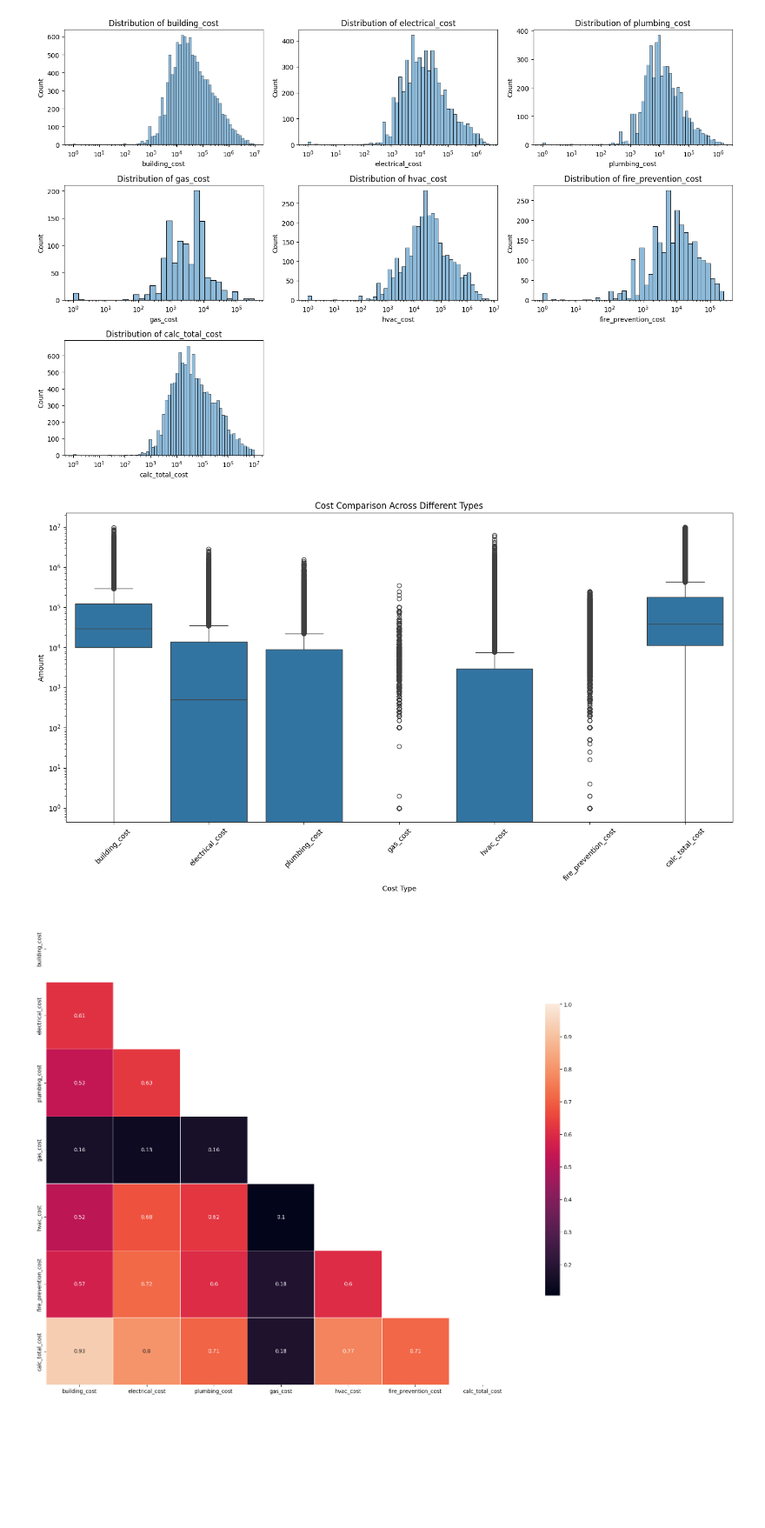
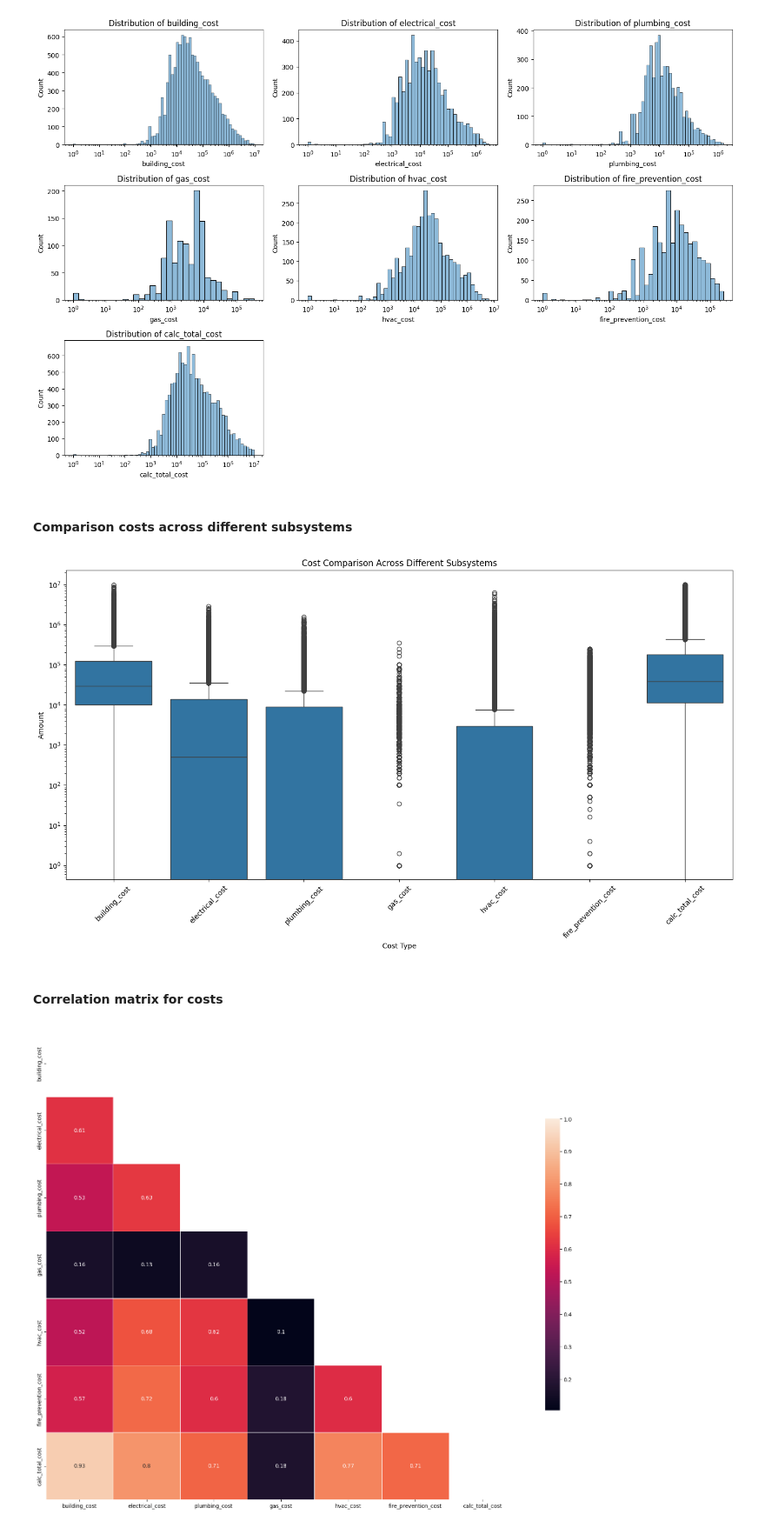
Before and after one commit to estebanba/book-rec, a Jupyter notebook: notebooks/analysis_building_permits.ipynb, the cells around one changed output. Shown at 87% size. Drawn from its saved outputs; the diff is of its cells as text; code cells hidden in the pictures; blank space fills up the shorter version.

```diff
--- a/notebooks/analysis_building_permits.ipynb
+++ b/notebooks/analysis_building_permits.ipynb
@@ -73,18 +74,21 @@ for i, col in enumerate(cost_columns):
 plt.show()
 # %% [output]
 [figure]
+# %% [markdown]
+#### Comparison costs across different subsystems
 # %%
 plt.figure(figsize=(14, 8))
-# Melt the dataframe to get it in the right format for seaborn
-cost_data = df[cost_columns].melt(var_name='Cost Type', value_name='Amount')
+cost_data = df[cost_columns].melt(var_name='Cost Type', value_name='Amount') # Melt the dataframe costs into one column
 sns.boxplot(x='Cost Type', y='Amount', data=cost_data)
 plt.yscale('log')  # Log scale for better visualization
-plt.title('Cost Comparison Across Different Types')
+plt.title('Cost Comparison Across Different Subsystems')
 plt.xticks(rotation=45)
 plt.tight_layout()
 plt.show()
 # %% [output]
-[figure, old version]
+[figure, new version]
+# %% [markdown]
+#### Correlation matrix for costs
 # %%
 #creating correlation matrix
 
```
Also changed, not shown: parts of 19 cells of this notebook, 3 other files.
